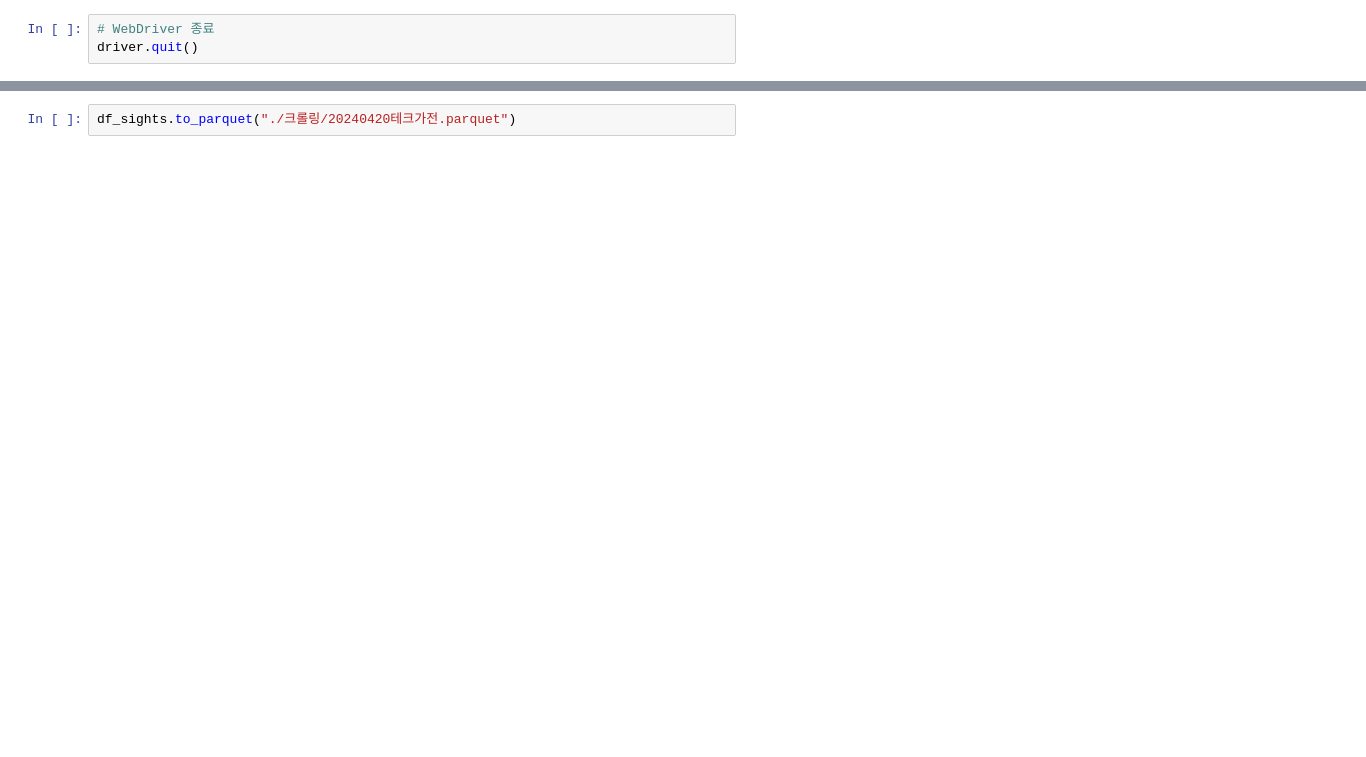
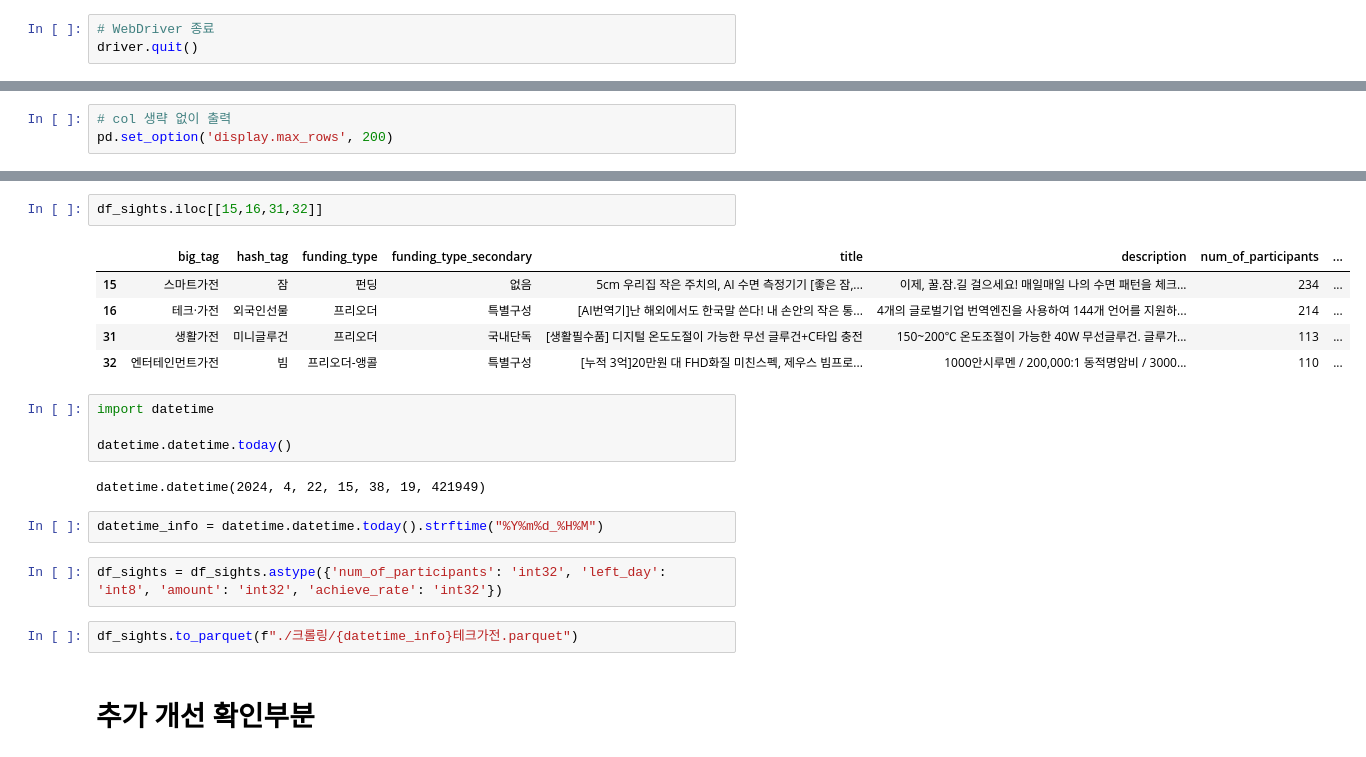
Before and after one commit to kyeob1107/Four-A, a Jupyter notebook: 2nd dataset/ksy/본격 와디즈 크롤링.ipynb, the cells around one changed output, grey strips where cells are left out. Cells and saved outputs as stored; diff of their text form; blank space fills up the shorter version.

```diff
--- a/2nd dataset/ksy/본격 와디즈 크롤링.ipynb
+++ b/2nd dataset/ksy/본격 와디즈 크롤링.ipynb
@@ -232,0 +404,3 @@ df_sights
+# %%
+# col 생략 없이 출력
+pd.set_option('display.max_rows', 200)
@@ -233,2 +458,22 @@ df_sights
+# %%
+df_sights.iloc[[15,16,31,32]]
+# %% [output]
+|  | big_tag | hash_tag | funding_type | funding_type_secondary | title | description | num_of_participants | ... |
+| 15 | 스마트가전 | 잠 | 펀딩 | 없음 | 5cm 우리집 작은 주치의, AI 수면 측정기기 [좋은 잠,... | 이제, 꿀.잠.길 걸으세요! 매일매일 나의 수면 패턴을 체크... | 234 | ... |
+| 16 | 테크·가전 | 외국인선물 | 프리오더 | 특별구성 | [AI번역기]난 해외에서도 한국말 쓴다! 내 손안의 작은 통... | 4개의 글로벌기업 번역엔진을 사용하여 144개 언어를 지원하... | 214 | ... |
+| 31 | 생활가전 | 미니글루건 | 프리오더 | 국내단독 | [생활필수품] 디지털 온도도절이 가능한 무선 글루건+C타입 충전 | 150~200℃ 온도조절이 가능한 40W 무선글루건. 글루가... | 113 | ... |
+| 32 | 엔터테인먼트가전 | 빔 | 프리오더-앵콜 | 특별구성 | [누적 3억]20만원 대 FHD화질 미친스펙, 제우스 빔프로... | 1000안시루멘 / 200,000:1 동적명암비 / 3000... | 110 | ... |
+# %%
+import datetime
+
+datetime.datetime.today()
+# %% [output]
+datetime.datetime(2024, 4, 22, 15, 38, 19, 421949)
+# %%
+datetime_info = datetime.datetime.today().strftime("%Y%m%d_%H%M")
+# %%
+df_sights = df_sights.astype({'num_of_participants': 'int32', 'left_day': 'int8', 'amount': 'int32', 'achieve_rate': 'int32'})
 # %%
-df_sights.to_parquet("./크롤링/20240420테크가전.parquet")
+df_sights.to_parquet(f"./크롤링/{datetime_info}테크가전.parquet")
+# %% [markdown]
+# 추가 개선 확인부분
```
Also changed, not shown: parts of 19 cells of this notebook, 2 other files.
